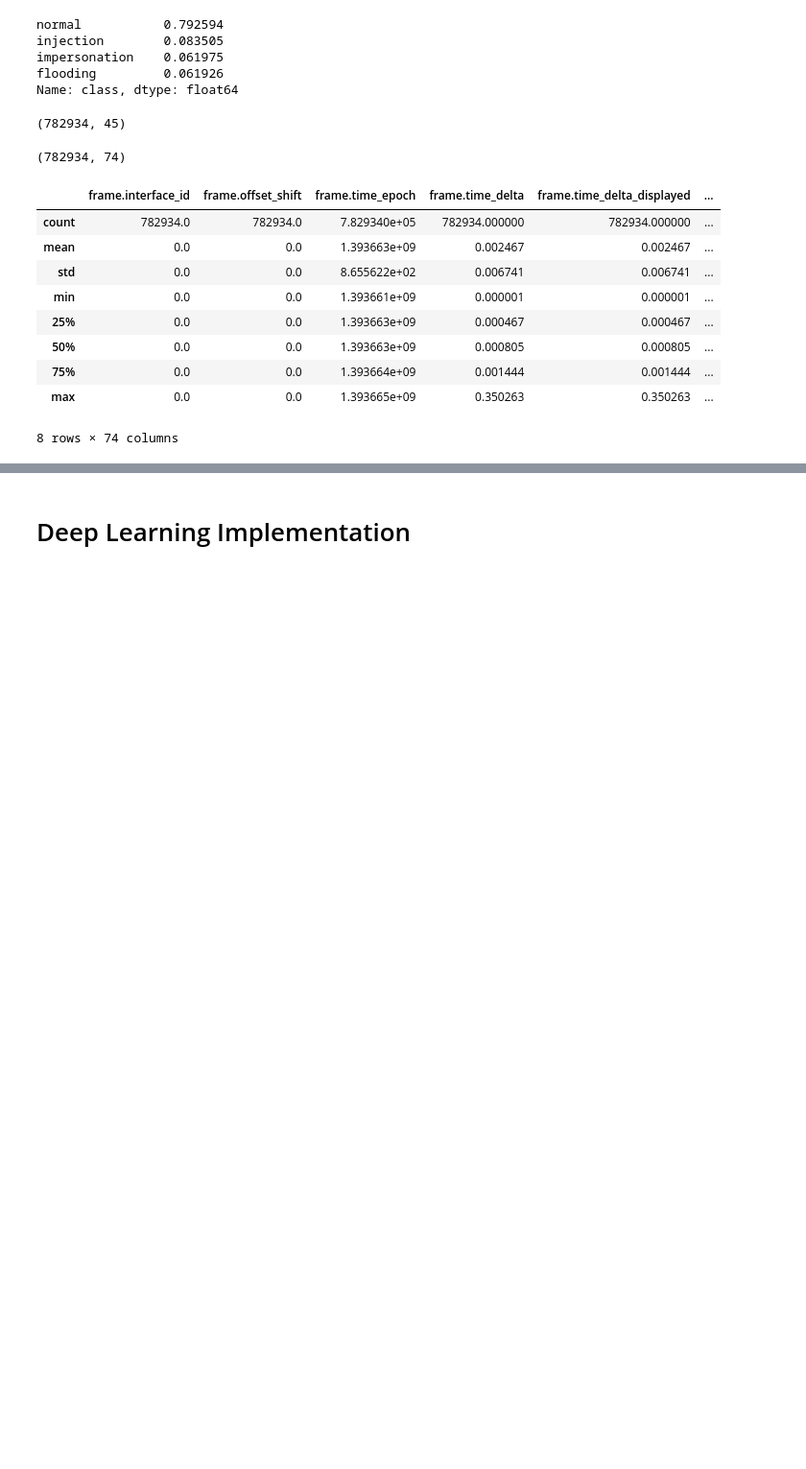
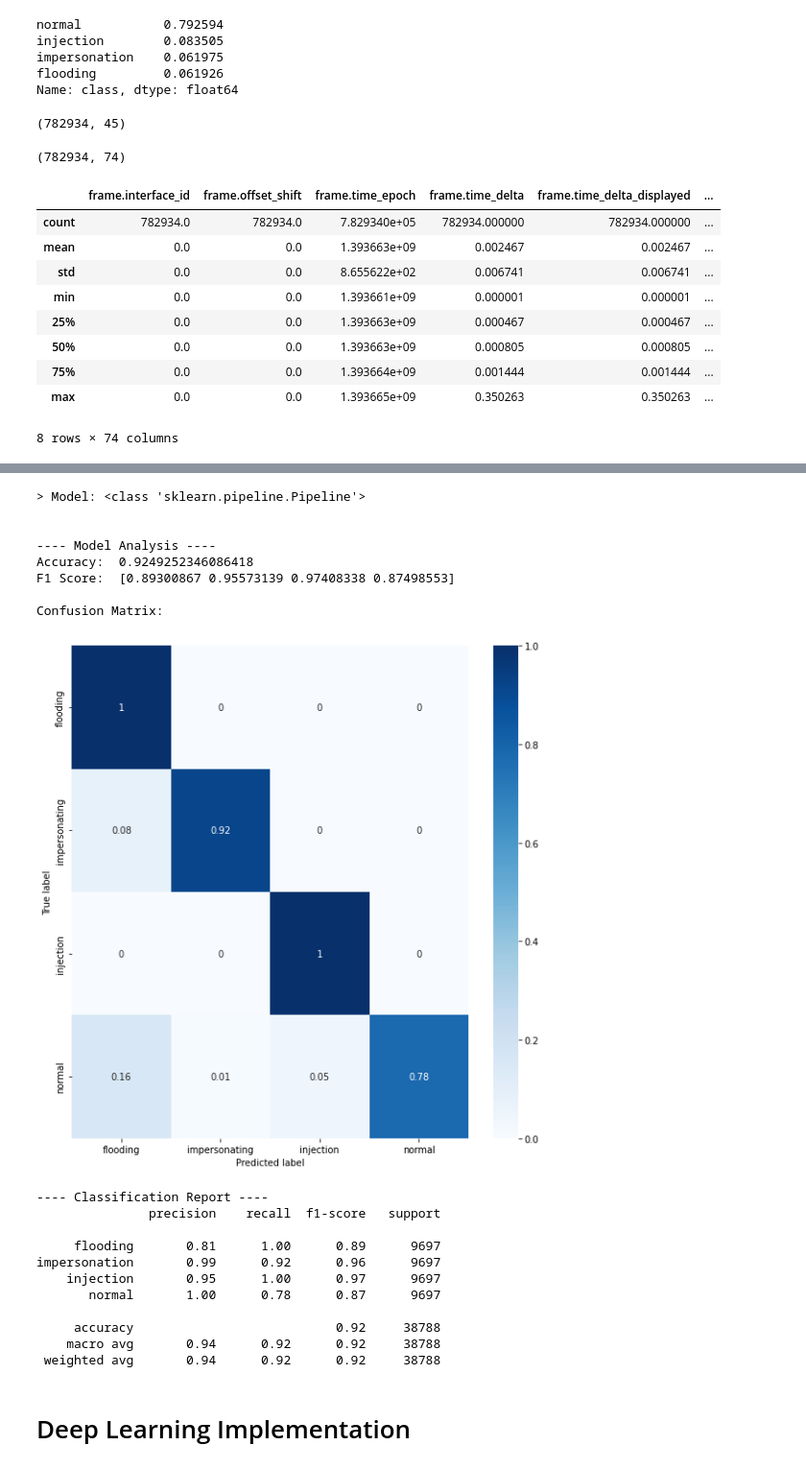
Before and after one commit to VascoRegal/ML-cybersecurity, a Jupyter notebook: main.ipynb, the cells around one changed output, grey strips where cells are left out. Shown at 96% size. Drawn from its saved outputs; the diff is of its cells as text; code cells hidden in the pictures; blank space fills up the shorter version.

```diff
--- a/main.ipynb
+++ b/main.ipynb
@@ -449,11 +529,3 @@ model_analysis(lr, X_train, y_train, X_test, y_test)
-# %%
-from sklearn.tree import DecisionTreeClassifier
-
-tree = DecisionTreeClassifier()
-
-tree.fit(X_train, y_train)
-
-model_analysis(tree, X_train, y_train, X_test, y_test)
 # %%
 # see gini scores of decision tree features
 pd.DataFrame({'feature':awid.select_dtypes(['number']).columns,
@@ -461,36 +545,44 @@ pd.DataFrame({'feature':awid.select_dtypes(['number']).columns,
-# %%
-from sklearn.ensemble import RandomForestClassifier
-
-forest = RandomForestClassifier(max_depth=5)
-
-forest.fit(X_train, y_train)
-
-model_analysis(forest, X_train, y_train, X_test, y_test)
 # %%
-# Create a pipeline that will scale the numerical data and then feed the resulting data into a decision tree
-
 from sklearn.pipeline import Pipeline
 from sklearn.preprocessing import StandardScaler
 from sklearn.model_selection import GridSearchCV
 
 preprocessing = Pipeline([
     ("scale", StandardScaler()),
 ])
 
 pipeline = Pipeline([
     ("preprocessing", preprocessing),
-    ("classifier", DecisionTreeClassifier())
+    ("classifier", RandomForestClassifier())
 ])
 
 # try varying levels of depth
 params = {
-    "classifier__max_depth": [2, 3, 5, 10],
+    "classifier__max_depth": [2, 3],
          }
 
-# instantiate a gridsearch module
 grid = GridSearchCV(pipeline, params)
-# fit the module
 grid.fit(X_train, y_train)
-
-# test the best model
+# best accuracy so far!
 model_analysis(grid.best_estimator_, X_train, y_train, X_test, y_test)
+# %% [output]
+> Model: <class 'sklearn.pipeline.Pipeline'>
+
+
+---- Model Analysis ----
+Accuracy:  0.9249252346086418
+F1 Score:  [0.89300867 0.95573139 0.97408338 0.87498553]
+
+Confusion Matrix:
+[figure, added]
+---- Classification Report ----
+               precision    recall  f1-score   support
+
+     flooding       0.81      1.00      0.89      9697
+impersonation       0.99      0.92      0.96      9697
+    injection       0.95      1.00      0.97      9697
+       normal       1.00      0.78      0.87      9697
+
+     accuracy                           0.92     38788
+    macro avg       0.94      0.92      0.92     38788
+ weighted avg       0.94      0.92      0.92     38788
```
Also changed, not shown: parts of 17 cells of this notebook.
